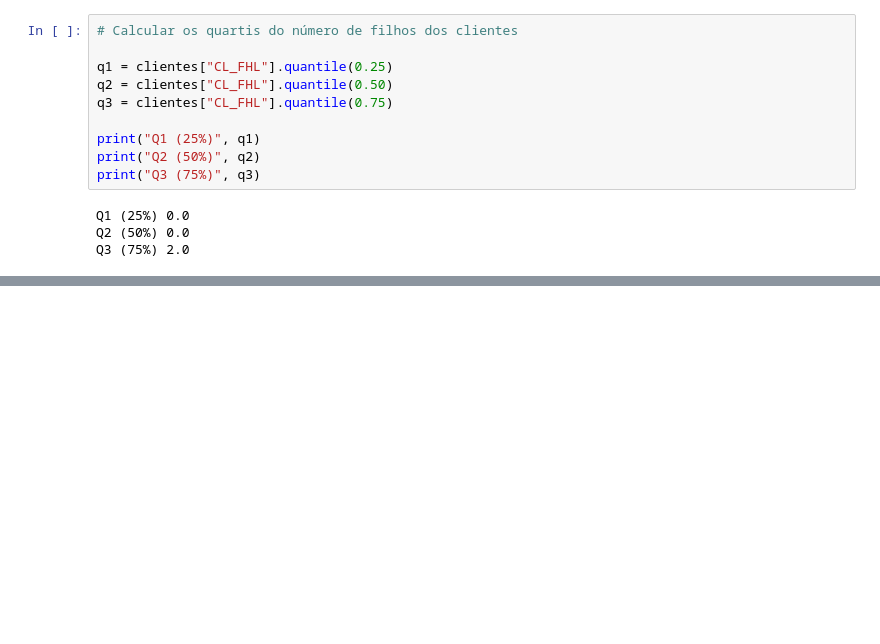
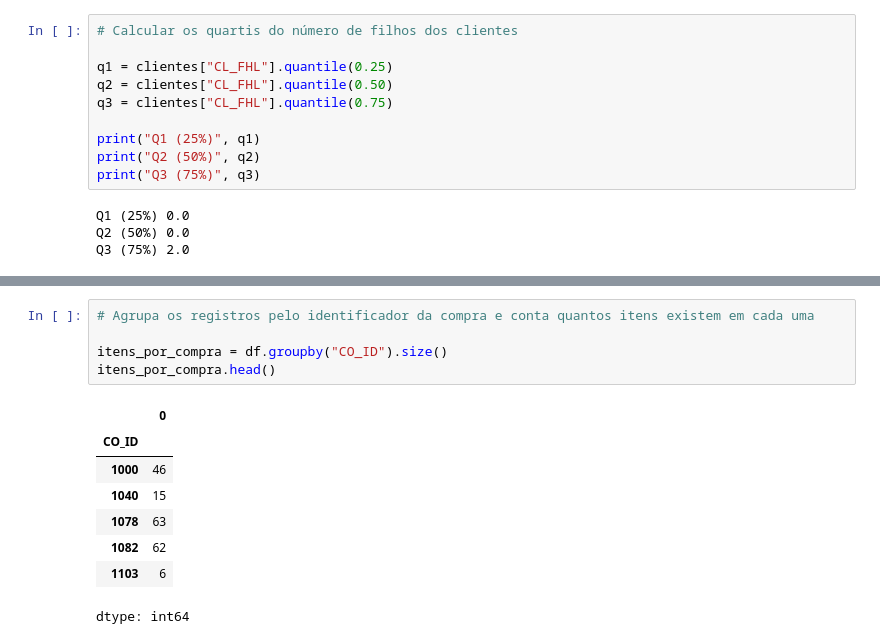
Before and after one commit to brunahariadni/Miniprojeto_Bruna_Analise_de_Dados_T6, a Jupyter notebook: Miniprojeto_Bruna_Analise_de_Dados_T6.ipynb, the cells around one changed output, grey strips where cells are left out. Drawn from its saved outputs; the diff is of its cells as text; blank space fills up the shorter version.

```diff
--- a/Miniprojeto_Bruna_Analise_de_Dados_T6.ipynb
+++ b/Miniprojeto_Bruna_Analise_de_Dados_T6.ipynb
@@ -309,0 +323,14 @@ Q3 (75%) 2.0
+# %%
+# Agrupa os registros pelo identificador da compra e conta quantos itens existem em cada uma
+
+itens_por_compra = df.groupby("CO_ID").size()
+itens_por_compra.head()
+# %% [output]
+|  | 0 |
+| CO_ID |  |
+| 1000 | 46 |
+| 1040 | 15 |
+| 1078 | 63 |
+| 1082 | 62 |
+| 1103 | 6 |
+dtype: int64
```
Also changed, not shown: parts of 4 cells of this notebook.
